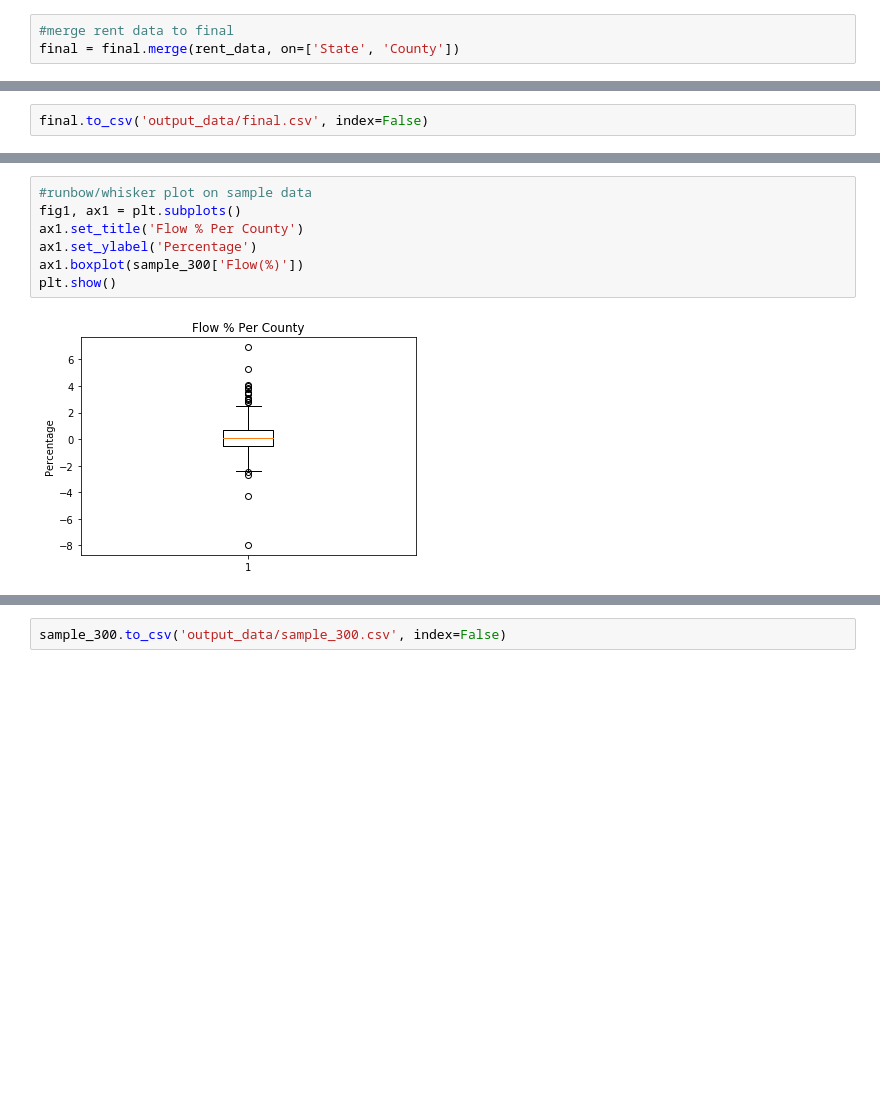
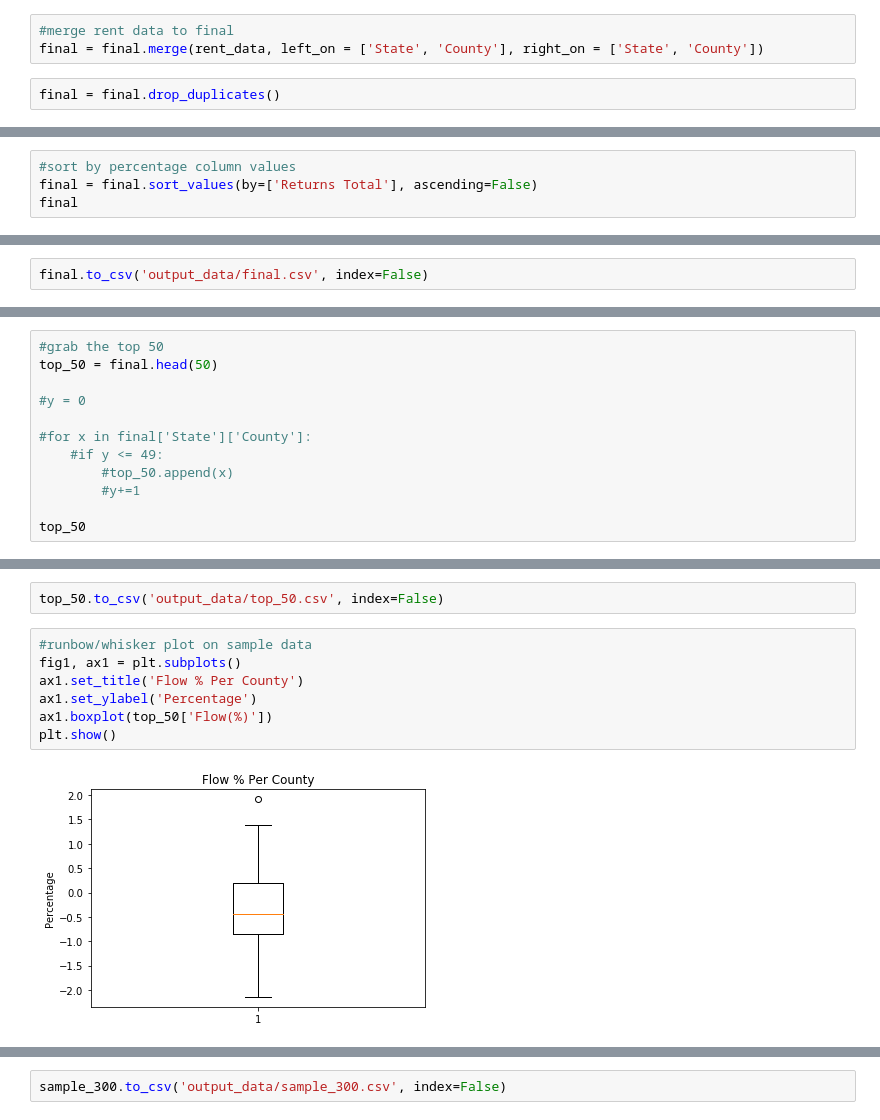
Before and after one commit to justinboggs/MigrationFlows, a Jupyter notebook: main.ipynb, the cells around one changed output, grey strips where cells are left out. Saved outputs shown, nothing was run; the diff lists cells and outputs as text; blank space fills up the shorter version.

```diff
--- a/main.ipynb
+++ b/main.ipynb
@@ -137,4 +134,6 @@ rent_data
 4770 rows × 4 columns
 # %%
 #merge rent data to final
-final = final.merge(rent_data, on=['State', 'County'])
+final = final.merge(rent_data, left_on = ['State', 'County'], right_on = ['State', 'County'])
+# %%
+final = final.drop_duplicates()
@@ -206,0 +215,4 @@ final
+# %%
+#sort by percentage column values
+final = final.sort_values(by=['Returns Total'], ascending=False)
+final
@@ -226,0 +235,12 @@ sample_300
+# %%
+#grab the top 50
+top_50 = final.head(50)
+
+#y = 0
+
+#for x in final['State']['County']:
+    #if y <= 49:
+        #top_50.append(x)
+        #y+=1
+
+top_50
@@ -227,10 +265,12 @@ sample_300
+# %%
+top_50.to_csv('output_data/top_50.csv', index=False)
 # %%
 #runbow/whisker plot on sample data
 fig1, ax1 = plt.subplots()
 ax1.set_title('Flow % Per County')
 ax1.set_ylabel('Percentage')
-ax1.boxplot(sample_300['Flow(%)'])
+ax1.boxplot(top_50['Flow(%)'])
 plt.show()
 # %% [output]
-[figure, old version]
+[figure, new version]
 # %%
```
Also changed, not shown: parts of 10 cells of this notebook, 3 other files.
